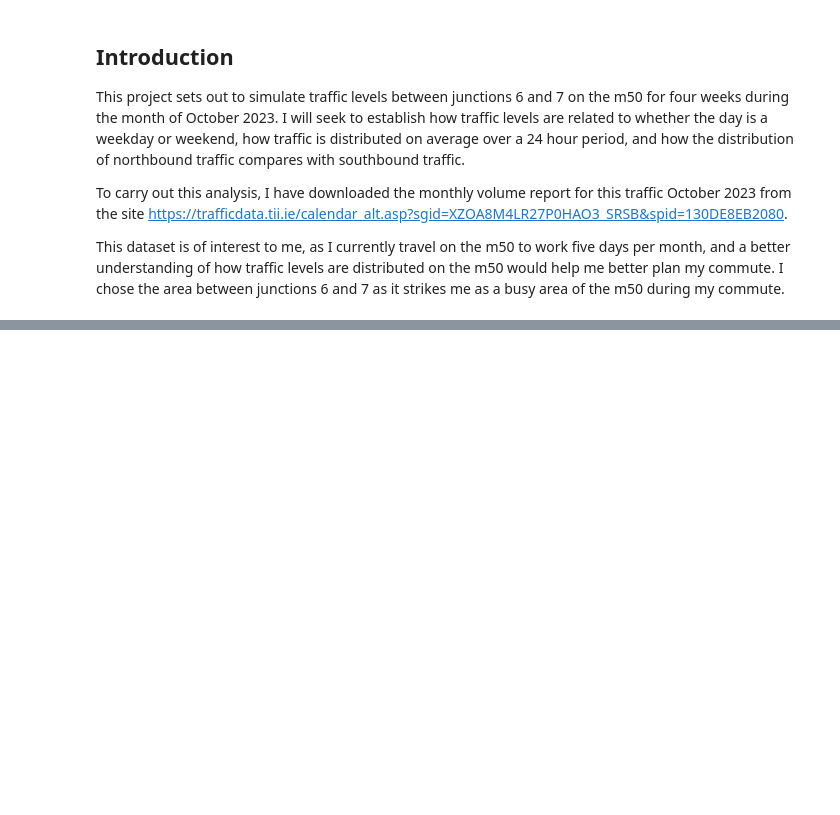
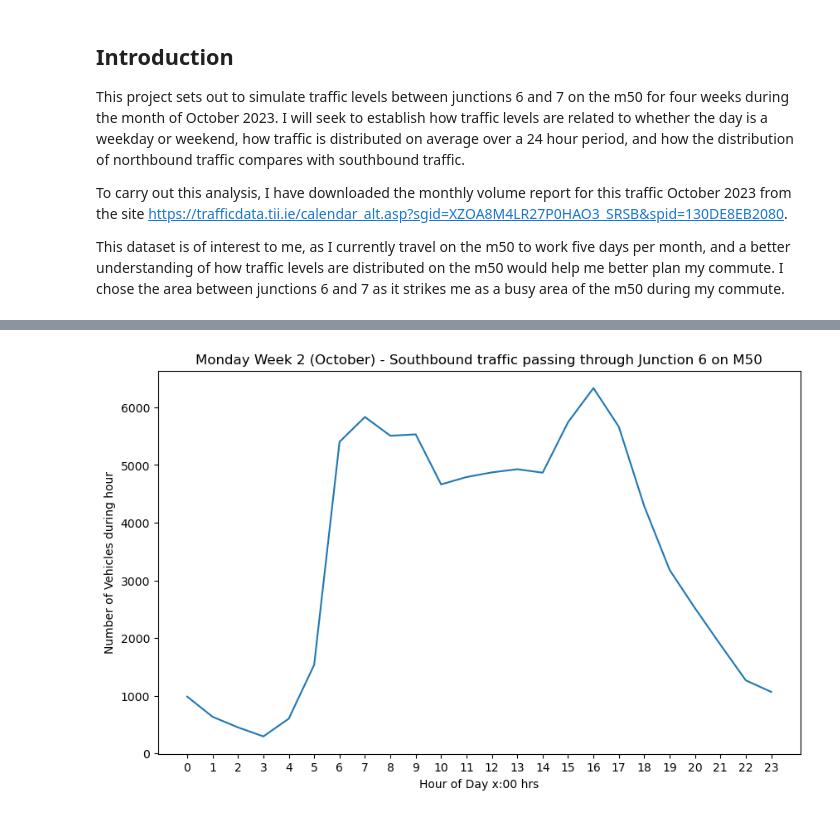
Before and after one commit to jmce22/pfda_project1, a Jupyter notebook: pfda_project1.ipynb, the cells around one changed output, grey strips where cells are left out. Saved outputs shown, nothing was run; the diff lists cells and outputs as text; code cells hidden in the pictures; blank space fills up the shorter version.

```diff
--- a/pfda_project1.ipynb
+++ b/pfda_project1.ipynb
@@ -22,0 +53,12 @@ import seaborn as sns
+# %%
+monday_wk2 = df.loc[(df['day'] == 'Mon') & (df['week'] == 2)]
+
+plt.figure(figsize=(10,6))
+plt.plot(monday_wk2['hour'], monday_wk2['southbound'])
+plt.xlabel('Hour of Day x:00 hrs')
+plt.xticks(np.arange(24))      # separate x-axis into intervals of 1 hour rather
+plt.ylabel('Number of Vehicles during hour')
+plt.title('Monday Week 2 (October) - Southbound traffic passing through Junction 6 on M50')
+plt.show()
+# %% [output]
+[figure, added]
```
Also changed, not shown: parts of 4 cells of this notebook, 6 other files.
